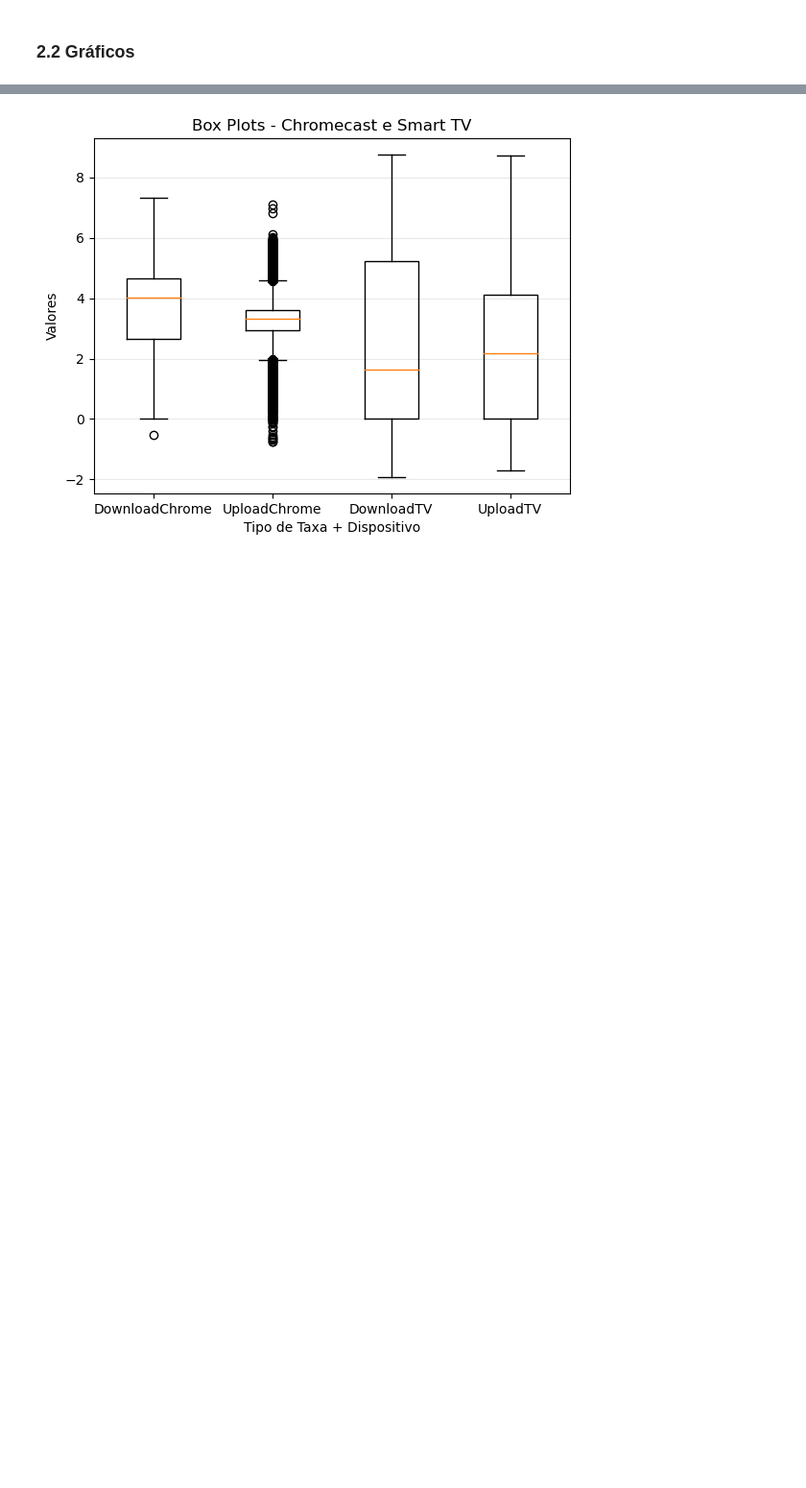
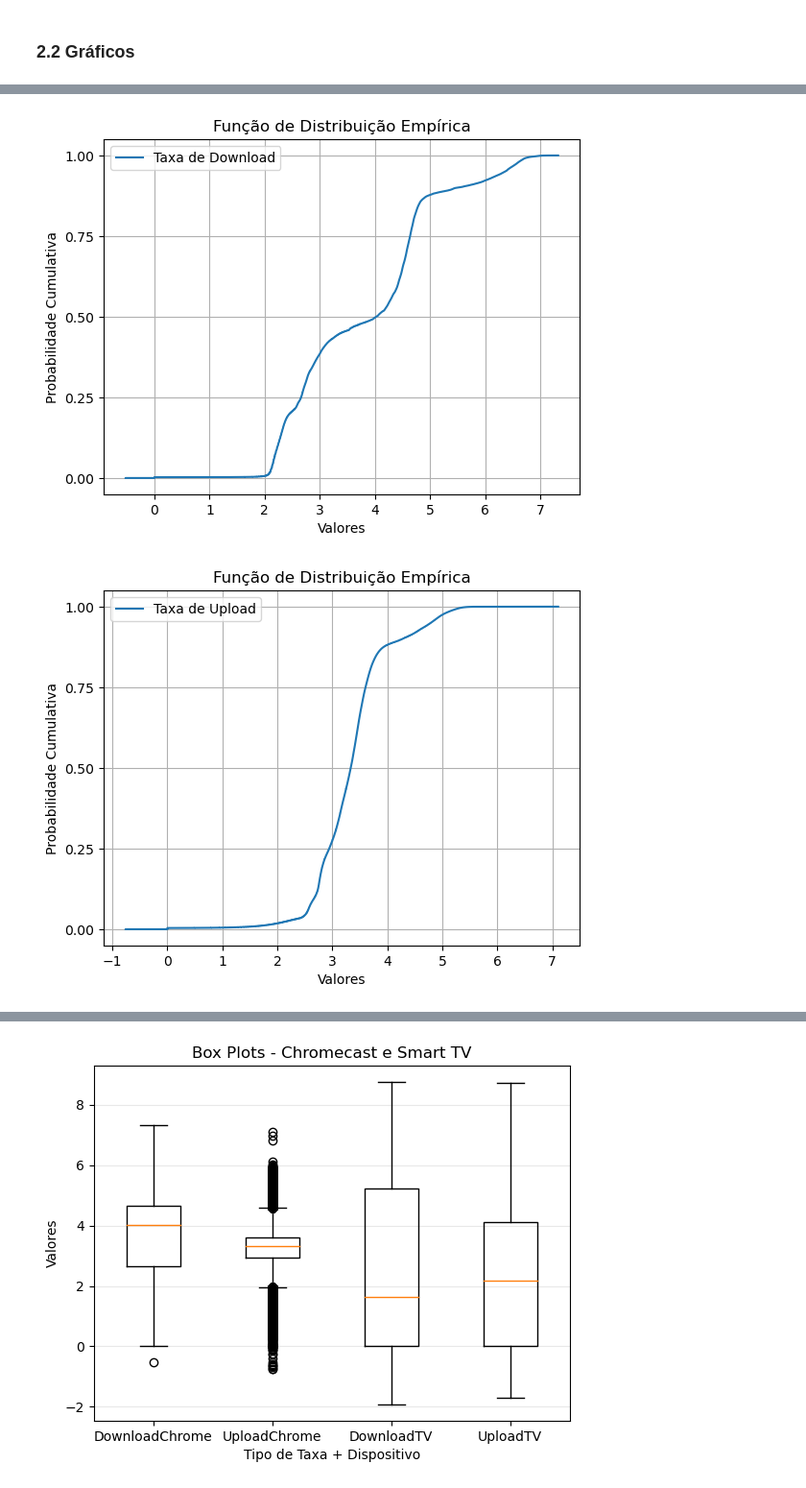
Before and after one commit to carol-santiago/Estat-stica-Projeto-Final, a Jupyter notebook: main.ipynb, the cells around one changed output, grey strips where cells are left out. Shown at 96% size. Drawn from its saved outputs; the diff is of its cells as text; code cells hidden in the pictures; blank space fills up the shorter version.

Commit message:
Parte 4 DONE + grid add

```diff
--- a/main.ipynb
+++ b/main.ipynb
@@ -80,24 +88,31 @@ hist_plot(df_smarttv, 'bytes_up', 'SmartTV', 'Taxa de Upload')
 # %%
 # Função Distribuição Empírica (ECDF)
 
-def ecdf_plot(data, device, label):
+def ecdf_plot(data, device):
 
     x = np.sort(data)
     # Calculando a probabilidade acumulada para cada valor:
     y = np.arange(1, len(x) + 1) / len(x)
 
+    label = 'Taxa de Download' if data.name == 'bytes_down' else 'Taxa de Upload'
+
     # Plotando o gráfico
     plt.step(x, y, label=label)
 
     plt.xlabel('Valores')
+    plt.yticks(np.arange(0, 1.1, 0.25))
     plt.ylabel('Probabilidade Cumulativa')
     plt.title('Função de Distribuição Empírica')
     plt.legend()
+    plt.grid(True)
 
     plt.savefig(f'output_data/2_stats_gerais/ecdf_{device}_{label}.png')
     plt.show()
 
-ecdf_plot(df_chromecast['bytes_down'], 'Chromecast', 'Taxa de Download')
-ecdf_plot(df_chromecast['bytes_up'], 'Chromecast', 'Taxa de Upload')
-ecdf_plot(df_smarttv['bytes_down'], 'SmartTV', 'Taxa de Download')
-ecdf_plot(df_smarttv['bytes_up'], 'SmartTV', 'Taxa de Upload')
+ecdf_plot(df_chromecast['bytes_down'], 'Chromecast')
+ecdf_plot(df_chromecast['bytes_up'], 'Chromecast')
+ecdf_plot(df_smarttv['bytes_down'], 'SmartTV')
+ecdf_plot(df_smarttv['bytes_up'], 'SmartTV')
+# %% [output]
+[figure, added]
+[figure, added]
```
Also changed, not shown: parts of 14 cells of this notebook, 16 other files.
